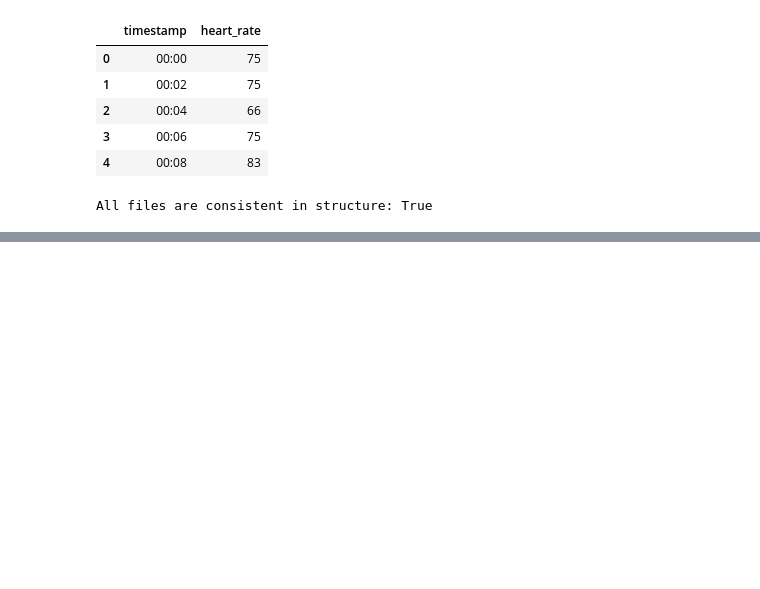
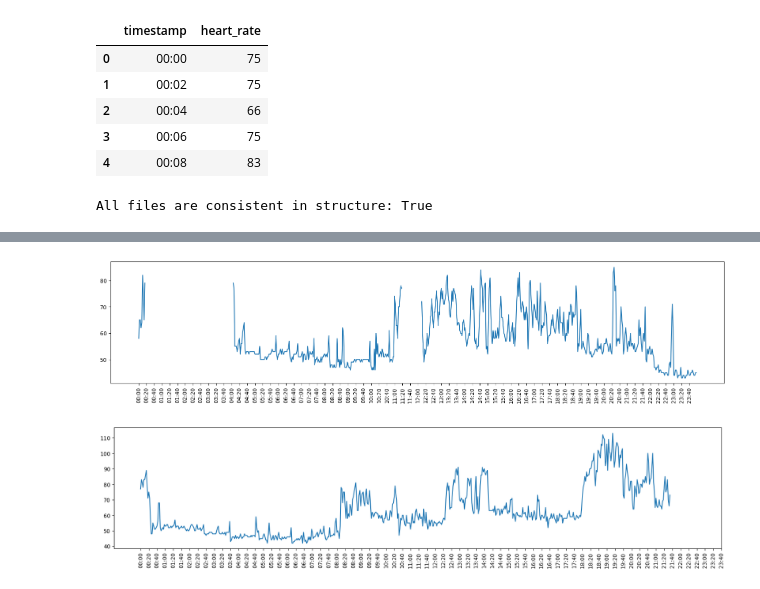
Before and after one commit to valecase4/GarminHealthInsights, a Jupyter notebook: data_cleaning/heart_rates/heart_rates.ipynb, the cells around one changed output, grey strips where cells are left out. Cells and saved outputs as stored; diff of their text form; code cells hidden in the pictures; blank space fills up the shorter version.

Commit message:
Looked for missing values and missing timestamps in heart_rate datasets. Started to implement linear interpolation to impute missing values.

```diff
--- a/data_cleaning/heart_rates/heart_rates.ipynb
+++ b/data_cleaning/heart_rates/heart_rates.ipynb
@@ -70,0 +83,12 @@ All files are consistent in structure: True
+# %%
+missing_timestamps_report = {}
+
+for file in files:
+    df = pd.read_csv(file)
+    missing_timestamps = set(time_range) - set(df['timestamp'])
+
+    missing_timestamps_report[file] = len(missing_timestamps)
+
+for file, missing_count in missing_timestamps_report.items():
+    file = file.split("/")[-1]
+    print(f"{file}: {missing_count} timestamps missing.")
@@ -70,0 +113,16 @@ All files are consistent in structure: True
+# %%
+# identify the sum of missing timestamps and NaN values for each dataset
+
+total_missings = {}
+
+for file in files:
+    df = pd.read_csv(file)
+    missing_timestamps = set(time_range) - set(df['timestamp'])
+
+    missing_values = df['heart_rate'].isnull().sum()
+
+    total_missings[file] = len(missing_timestamps) + missing_values
+
+for file, missing_count in total_missings.items():
+    file = file.split("/")[-1]
+    print(f"{file}: {missing_count} missing values.")
@@ -70,0 +147,19 @@ All files are consistent in structure: True
+# %%
+# Analyze problematic datasets: 2024-12-25 and 2024-12-27
+def plot_missing_data(file):
+    filepath = f"../../data/raw/heart_rates/{file}"
+    df = pd.read_csv(filepath)
+
+    df = df.set_index('timestamp').reindex(time_range).reset_index()
+
+    plt.figure(figsize=(20,4))
+    plt.plot(df['timestamp'], df['heart_rate'])
+    xticks = [df['timestamp'][i] for i in range(0,len(df['timestamp']),10)]
+    plt.xticks(xticks, rotation=90)
+    plt.show()
+
+plot_missing_data("2024-12-25.csv")
+plot_missing_data("2024-12-27.csv")
+# %% [output]
+[figure, added]
+[figure, added]
```
Also changed, not shown: parts of 6 cells of this notebook, 1 other file.
